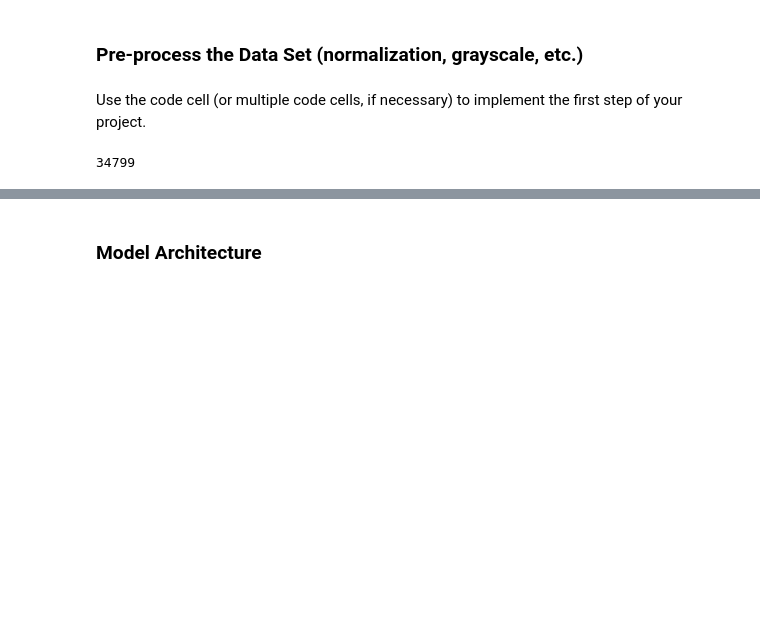
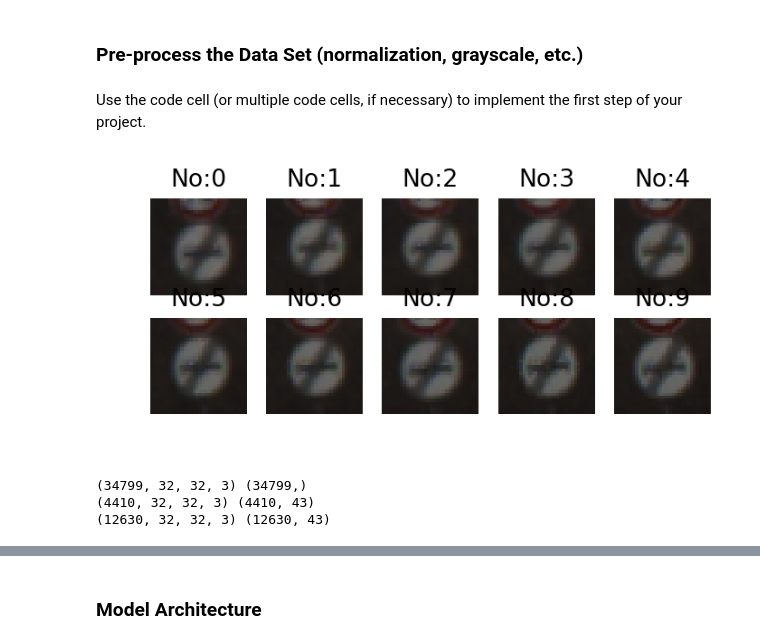
Before and after one commit to Walter1218/self_driving_car_ND, a Jupyter notebook: CarND-Traffic-Sign-Classifier-Project-2/Traffic_Sign_Classifier.ipynb, the cells around one changed output, grey strips where cells are left out. Cells and saved outputs as stored; diff of their text form; code cells hidden in the pictures; blank space fills up the shorter version.

```diff
--- a/CarND-Traffic-Sign-Classifier-Project-2/Traffic_Sign_Classifier.ipynb
+++ b/CarND-Traffic-Sign-Classifier-Project-2/Traffic_Sign_Classifier.ipynb
@@ -291,41 +264,43 @@ def RandomizeData(X,y):
     from sklearn.utils import shuffle
     X, y = shuffle(X, y)
     return X, y
+# %%
+#Visiulize before Normalize
+plt.figure(figsize = (5,2), dpi = 160)
+for i in range(10):
+    ax = plt.subplot(2,5,i+1)
+    ax.axis('off')
+    image = X_train[i]
+    ax.set_title("No:{0}".format(i))
+    ax.imshow(image)
+plt.show()
+# %% [output]
+[figure, added]
 # %%
 #Preprocess the dataset, for both train, valid and test data
-#the step here is:
-#1:convert to gray image
-# 1.5 and 1.9 only works for training data, not used in our valid and test data.
-#1.5: do image histogram intensity here, and now we have more training dataset here.
-#1.9: we consider add gaussian noise to each training images, then we can have more data than before
-#2:normalize the data from 0 to 1
-#3:one hot encode for labels data
-#4:randomize the dataset
+
 #train data
-# Should we build 4 channel units? R,G,B and Gray-scale ?
-features_train = grayscale(X_train)
-features_train = extra_channel(X_train, features_train)
-features_train, y_train_ = img_hist_intensity(features_train, y_train)
+features_train = X_train#grayscale(X_train)
 features_train = normalize(features_train)
-features_train, y_train_ = gaussian_noise(features_train, y_train_)
-labels_train = one_hot_encode(y_train_)
-print(features_train.shape, labels_train.shape)
-features_train, labels_train = RandomizeData(features_train, labels_train)
+labels_train_ = y_train
+print(features_train.shape, labels_train_.shape)
+
 # valid data
-features_valid = grayscale(X_valid)
-#features_valid, y_valid = img_hist_intensity(features_valid, y_valid)
-features_valid = extra_channel(X_valid, features_valid)
+features_valid = X_valid#grayscale(X_valid)
+#features_valid = grayscale(features_valid)
 features_valid = normalize(features_valid)
 labels_valid = one_hot_encode(y_valid)
 print(features_valid.shape, labels_valid.shape)
 features_valid, labels_valid = RandomizeData(features_valid, labels_valid)
+
 #test data
-features_test = grayscale(X_test)
-#features_test, y_test = img_hist_intensity(features_test, y_test)
-features_test = extra_channel(X_test, features_test)
+features_test = X_test#grayscale(X_test)
+#features_test = grayscale(features_test)
 features_test = normalize(features_test)
 labels_test = one_hot_encode(y_test)
 print(features_test.shape, labels_test.shape)
 features_test, labels_test = RandomizeData(features_test, labels_test)
 # %% [output]
-34799
+(34799, 32, 32, 3) (34799,)
+(4410, 32, 32, 3) (4410, 43)
+(12630, 32, 32, 3) (12630, 43)
```
Also changed, not shown: parts of 48 cells of this notebook, 1 other file.
